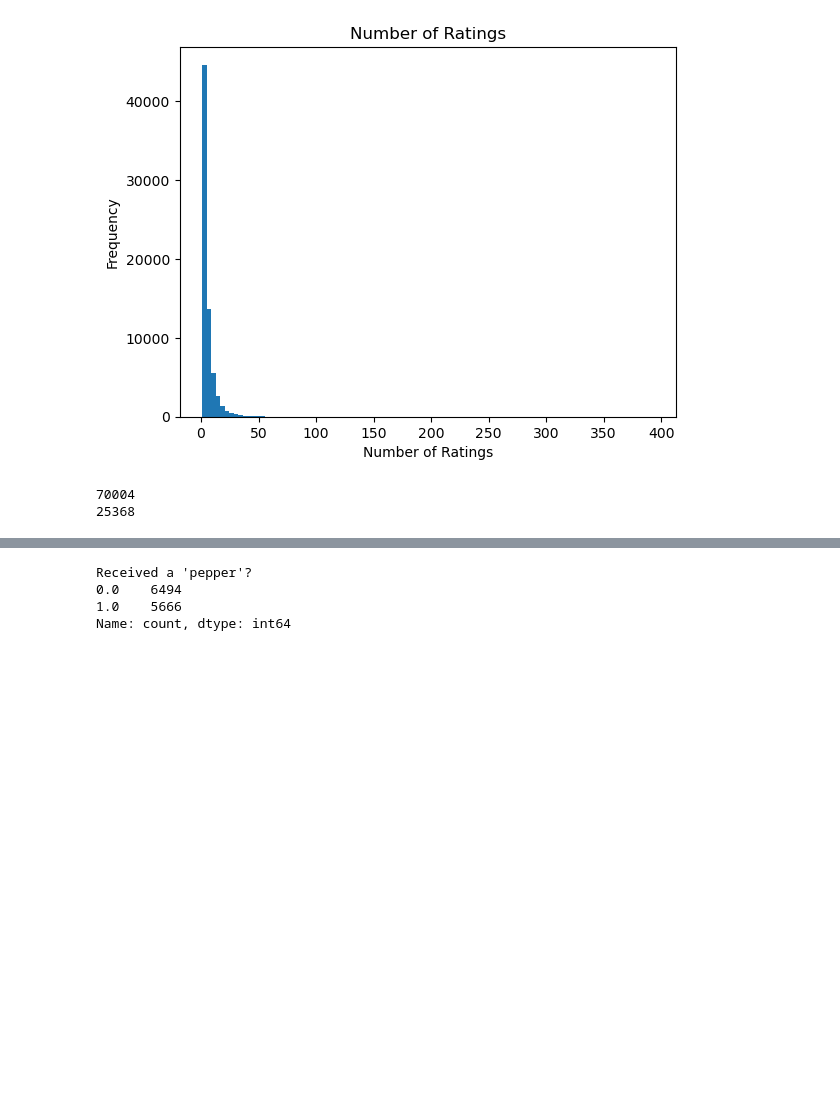
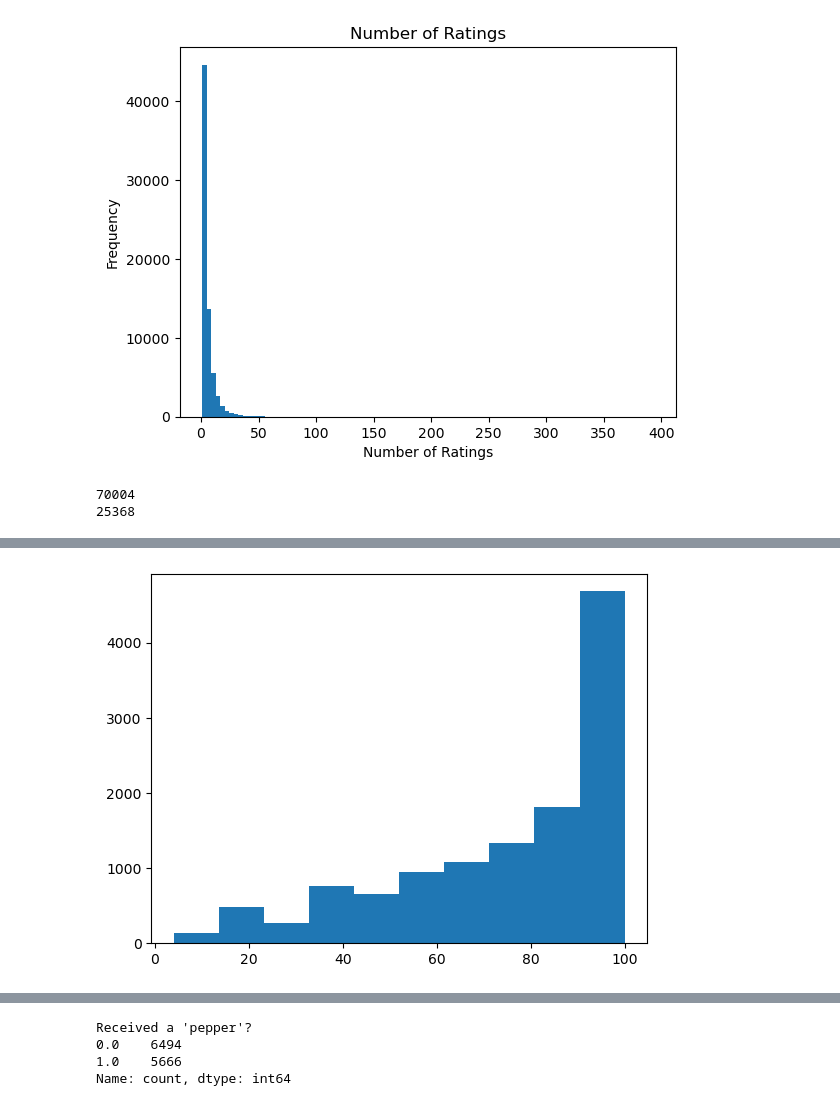
Before and after one commit to jinjinran2001/rmp_analysis, a Jupyter notebook: main.ipynb, the cells around one changed output, grey strips where cells are left out. Drawn from its saved outputs; the diff is of its cells as text; code cells hidden in the pictures; blank space fills up the shorter version.

```diff
--- a/main.ipynb
+++ b/main.ipynb
@@ -352,0 +412,7 @@ Build a classification model that predicts whether a professor receives a “pep
+# %%
+merged_df['Proportion Retake'].describe()
+# plot it
+plt.hist(merged_df['Proportion Retake'])
+plt.show()
+# %% [output]
+[figure, added]
```
Also changed, not shown: parts of 24 cells of this notebook.
